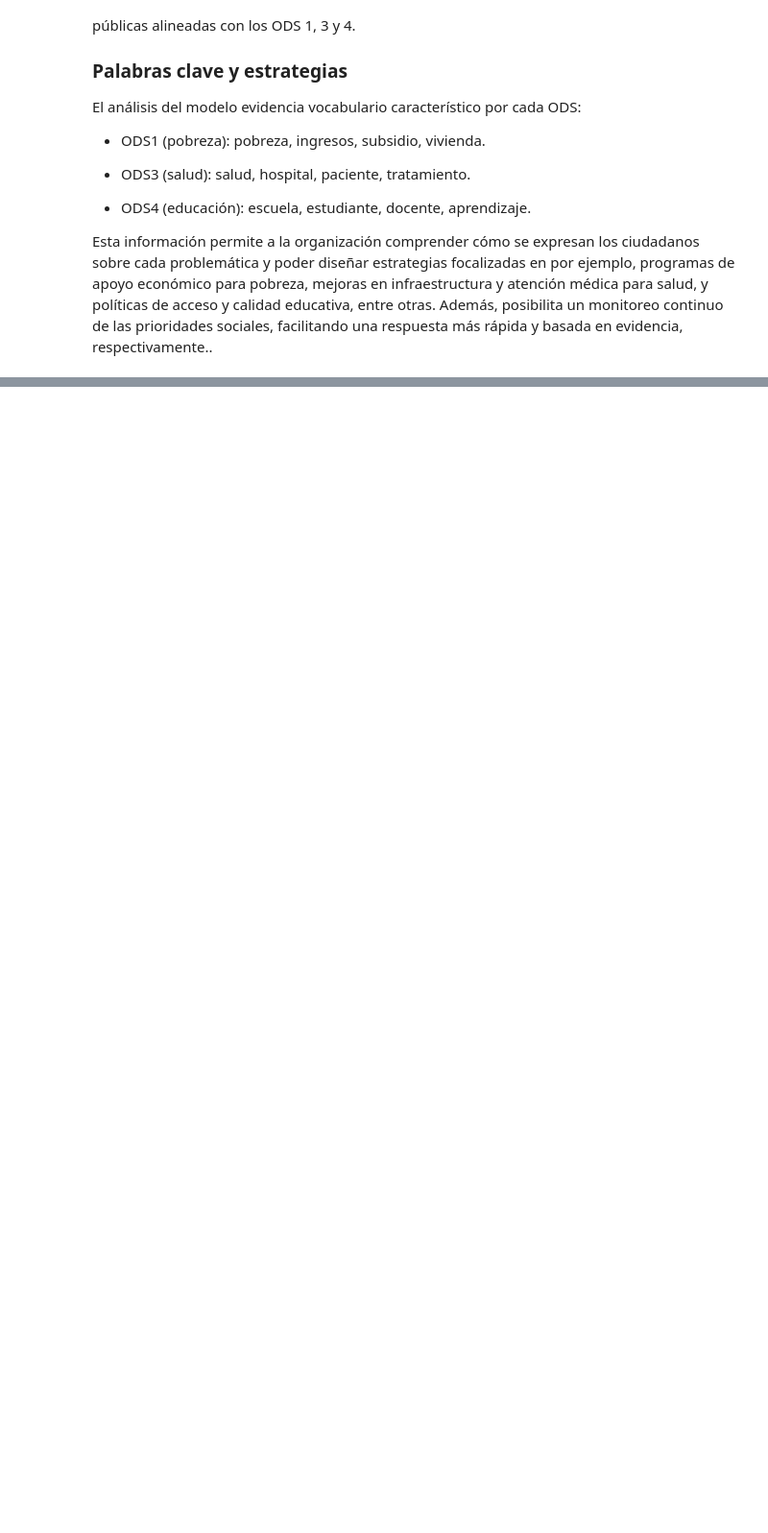
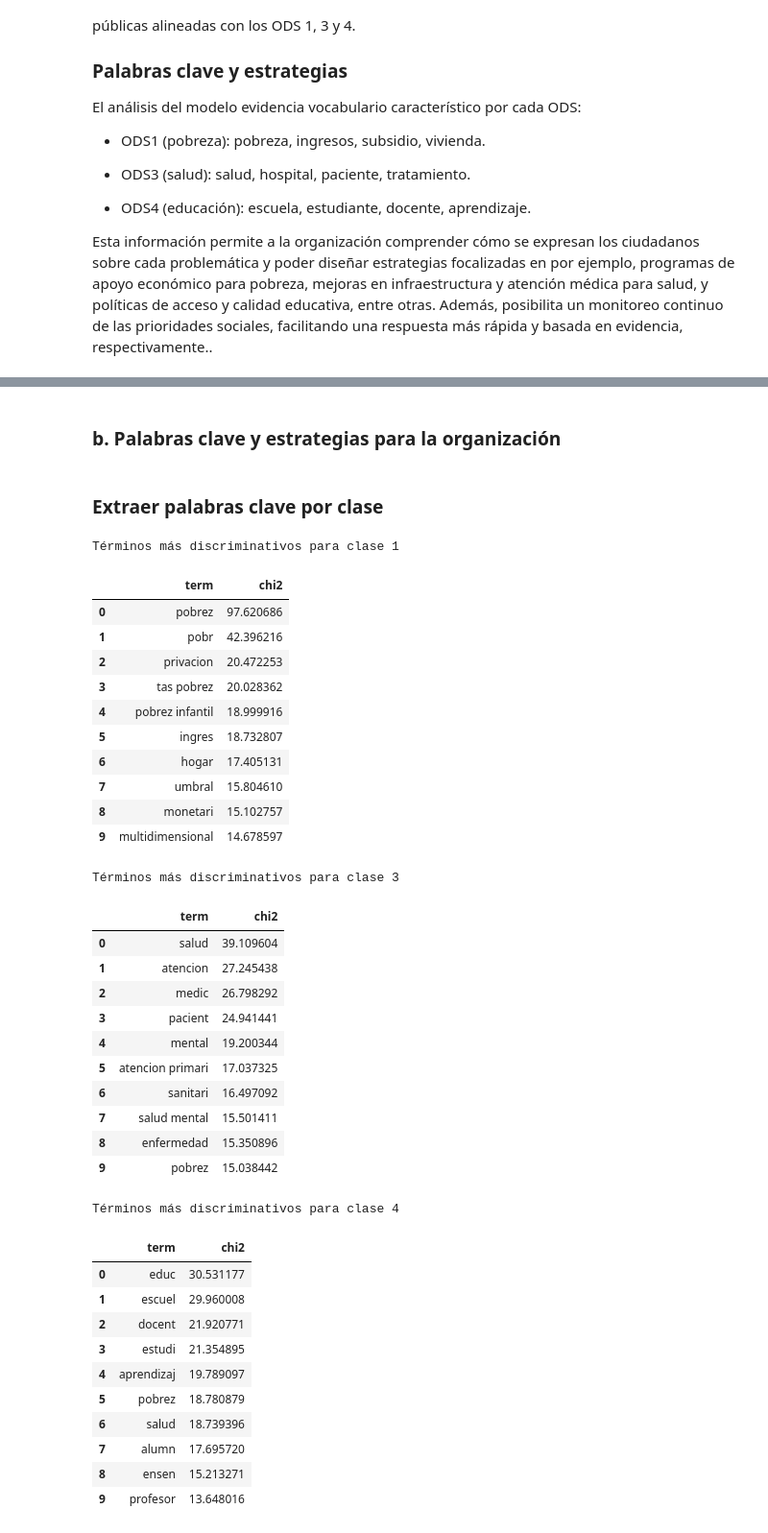
Before and after one commit to afgomezg1/Proyecto1-BI, a Jupyter notebook: proyecto1_etapa1.ipynb, the cells around one changed output, grey strips where cells are left out. Shown at 96% size. Cells and saved outputs as stored; diff of their text form; code cells hidden in the pictures; blank space fills up the shorter version.

```diff
--- a/proyecto1_etapa1.ipynb
+++ b/proyecto1_etapa1.ipynb
@@ -938,0 +1316,78 @@ Esta información permite a la organización comprender cómo se expresan los ci
+# %% [markdown]
+### b. Palabras clave y estrategias para la organización
+# %% [markdown]
+### Extraer palabras clave por clase
+# %%
+import numpy as np
+import pandas as pd
+import scipy.sparse as sp
+from sklearn.feature_selection import chi2
+
+# 1) Vectorizador dentro del pipeline
+vec = best_model.named_steps['tfidf']
+vocab = np.array(vec.get_feature_names_out())
+
+# 2) Construir Xtr
+def get_Xtr_alineado(X_like):
+    if sp.issparse(X_like) or (hasattr(X_like, "ndim") and X_like.ndim == 2):
+        Xtr_local = X_like
+        # Validar alineación con el vocabulario del TF-IDF del pipeline
+        if Xtr_local.shape[1] != len(vocab):
+            raise ValueError(
+                f"Desfase de vocabulario: X tiene {Xtr_local.shape[1]} columnas "
+                f"y el TF-IDF del pipeline tiene {len(vocab)} términos. "
+                "Re-transforma desde texto con el vectorizador del pipeline."
+            )
+        return Xtr_local
+    X_text = pd.Series(X_like).fillna("").astype(str)
+    return vec.transform(X_text)
+
+Xtr = get_Xtr_alineado(X_train)
+y = np.asarray(y_train)
+
+# 3) Chi-cuadrado por clase
+def top_chi2_per_class(X, y, label, top=10):
+    chi, _ = chi2(X, (y == label).astype(int))
+    idx = np.argsort(chi)[-top:][::-1]
+    return pd.DataFrame({"term": vocab[idx], "chi2": chi[idx]})
+
+for lbl in np.sort(np.unique(y)):
+    print(f"\nTérminos más discriminativos para clase {lbl}")
+    display(top_chi2_per_class(Xtr, y, lbl, top=10))
+# %% [output]
+Términos más discriminativos para clase 1
+|  | term | chi2 |
+| 0 | pobrez | 97.620686 |
+| 1 | pobr | 42.396216 |
+| 2 | privacion | 20.472253 |
+| 3 | tas pobrez | 20.028362 |
+| 4 | pobrez infantil | 18.999916 |
+| 5 | ingres | 18.732807 |
+| 6 | hogar | 17.405131 |
+| 7 | umbral | 15.804610 |
+| 8 | monetari | 15.102757 |
+| 9 | multidimensional | 14.678597 |
+Términos más discriminativos para clase 3
+|  | term | chi2 |
+| 0 | salud | 39.109604 |
+| 1 | atencion | 27.245438 |
+| 2 | medic | 26.798292 |
+| 3 | pacient | 24.941441 |
+| 4 | mental | 19.200344 |
+| 5 | atencion primari | 17.037325 |
+| 6 | sanitari | 16.497092 |
+| 7 | salud mental | 15.501411 |
+| 8 | enfermedad | 15.350896 |
+| 9 | pobrez | 15.038442 |
+Términos más discriminativos para clase 4
+|  | term | chi2 |
+| 0 | educ | 30.531177 |
+| 1 | escuel | 29.960008 |
+| 2 | docent | 21.920771 |
+| 3 | estudi | 21.354895 |
+| 4 | aprendizaj | 19.789097 |
+| 5 | pobrez | 18.780879 |
+| 6 | salud | 18.739396 |
+| 7 | alumn | 17.695720 |
+| 8 | ensen | 15.213271 |
+| 9 | profesor | 13.648016 |
```
Also changed, not shown: parts of 13 cells of this notebook, 10 other files.
